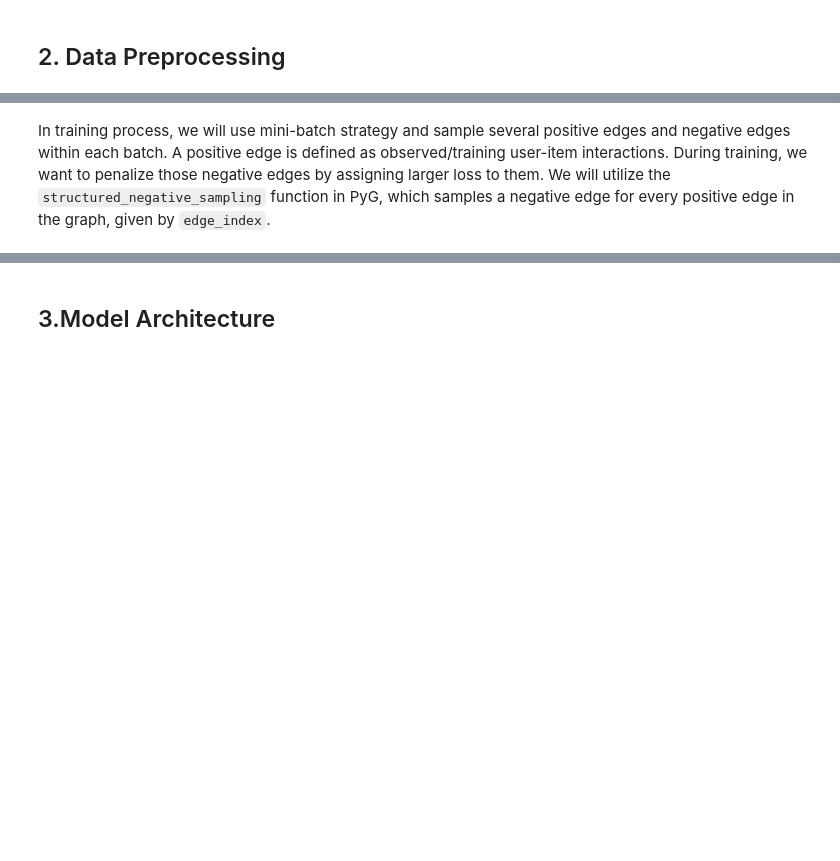
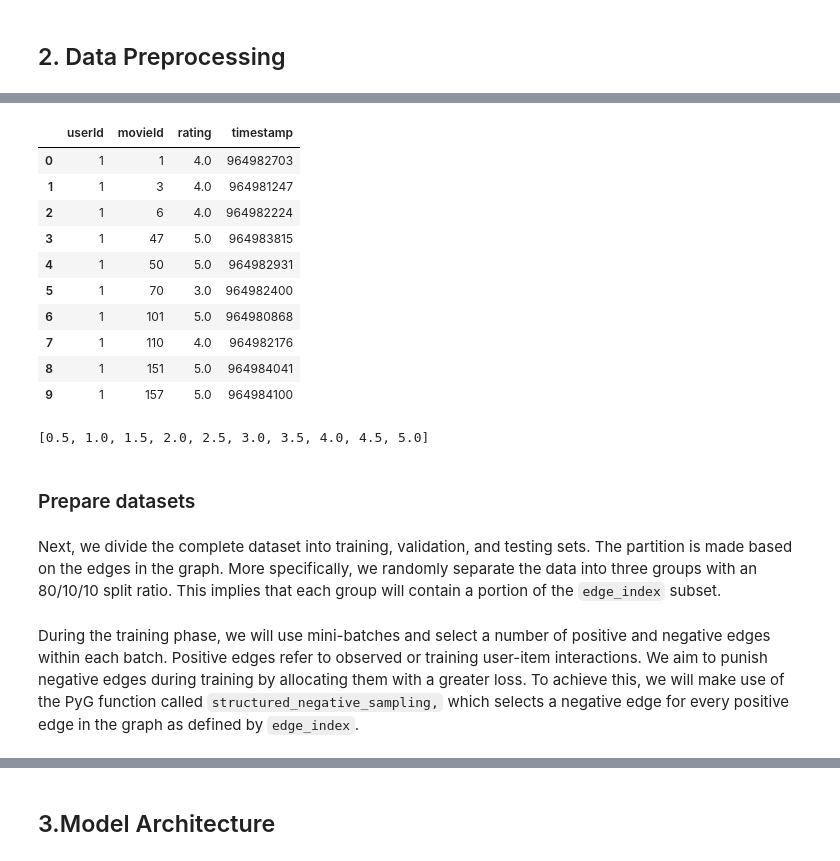
Before and after one commit to Weimw/movielens-project, a Jupyter notebook: CS224w_project.ipynb, the cells around one changed output, grey strips where cells are left out. Saved outputs shown, nothing was run; the diff lists cells and outputs as text; code cells hidden in the pictures; blank space fills up the shorter version.

```diff
--- a/CS224w_project.ipynb
+++ b/CS224w_project.ipynb
@@ -79,6 +81,9 @@ def preprocessing(movie_path: str, rating_path: str):
       edge_index[1].append(movies[i])
 
   edge_index = torch.tensor(edge_index)
-  return edge_index, num_users, num_movies
+  return edge_index, num_users, num_movies, \
+  movie_mapping, user_mapping, movie_df, rating_df
 # %%
-edge_index, num_users, num_movies = preprocessing(movie_path, rating_path)
+edge_index, num_users, num_movies, \
+movie_mapping, user_mapping, \
+movie_df, rating_df = preprocessing(movie_path, rating_path)
@@ -87,3 +108,27 @@ We then split the whole dataset into train/val/test sets. The split is conducted
+# %%
+# format for ratings
+rating_df.head(10)
+# %% [output]
+|  | userId | movieId | rating | timestamp |
+| 0 | 1 | 1 | 4.0 | 964982703 |
+| 1 | 1 | 3 | 4.0 | 964981247 |
+| 2 | 1 | 6 | 4.0 | 964982224 |
+| 3 | 1 | 47 | 5.0 | 964983815 |
+| 4 | 1 | 50 | 5.0 | 964982931 |
+| 5 | 1 | 70 | 3.0 | 964982400 |
+| 6 | 1 | 101 | 5.0 | 964980868 |
+| 7 | 1 | 110 | 4.0 | 964982176 |
+| 8 | 1 | 151 | 5.0 | 964984041 |
+| 9 | 1 | 157 | 5.0 | 964984100 |
+# %%
+# what are the ratings
+sorted(pd.unique(rating_df['rating']))
+# %% [output]
+[0.5, 1.0, 1.5, 2.0, 2.5, 3.0, 3.5, 4.0, 4.5, 5.0]
+# %% [markdown]
+### Prepare datasets
+# %% [markdown]
+Next, we divide the complete dataset into training, validation, and testing sets. The partition is made based on the edges in the graph. More specifically, we randomly separate the data into three groups with an 80/10/10 split ratio. This implies that each group will contain a portion of the `edge_index` subset.
 # %%
 num_ratings = edge_index.shape[1]
 rating_indices = np.arange(num_ratings)
@@ -112,7 +157,7 @@ train_edge_index, train_sparse_edge_index = generate_edge(indices_train)
 val_edge_index, val_sparse_edge_index = generate_edge(indices_val)
 test_edge_index, test_sparse_edge_index = generate_edge(indices_test)
 # %% [markdown]
-In training process, we will use mini-batch strategy and sample several positive edges and negative edges within each batch. A positive edge is defined as observed/training user-item interactions. During training, we want to penalize those negative edges by assigning larger loss to them. We will utilize the `structured_negative_sampling` function in PyG, which samples a negative edge for every positive edge in the graph, given by `edge_index`.
+During the training phase, we will use mini-batches and select a number of positive and negative edges within each batch. Positive edges refer to observed or training user-item interactions. We aim to punish negative edges during training by allocating them with a greater loss. To achieve this, we will make use of the PyG function called `structured_negative_sampling,` which selects a negative edge for every positive edge in the graph as defined by `edge_index`.
 # %%
 '''
 samples a negative edge :obj:`(i,k)` for every positive edge :obj:`(i,j)` in the
```
Also changed, not shown: parts of 26 cells of this notebook.
